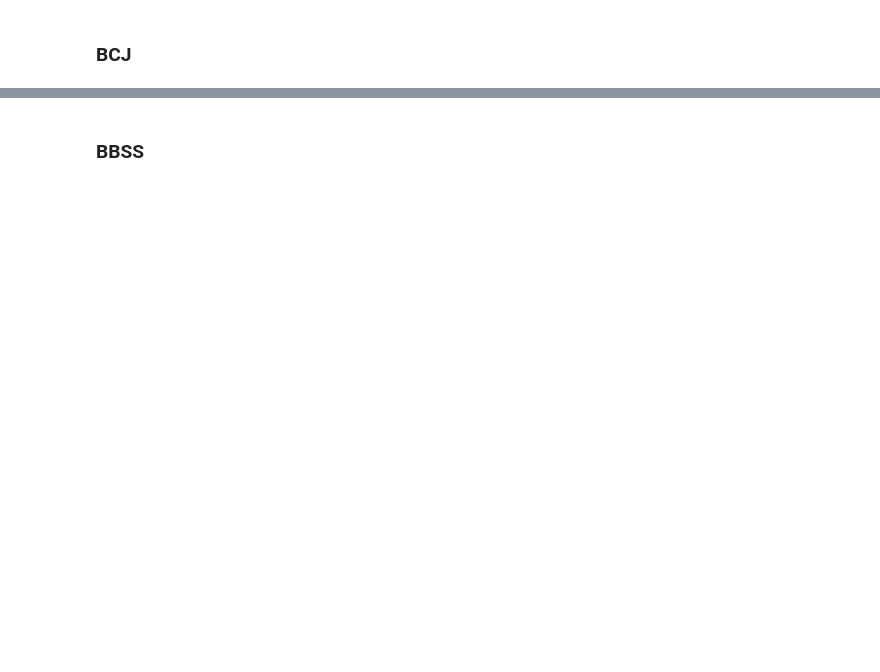
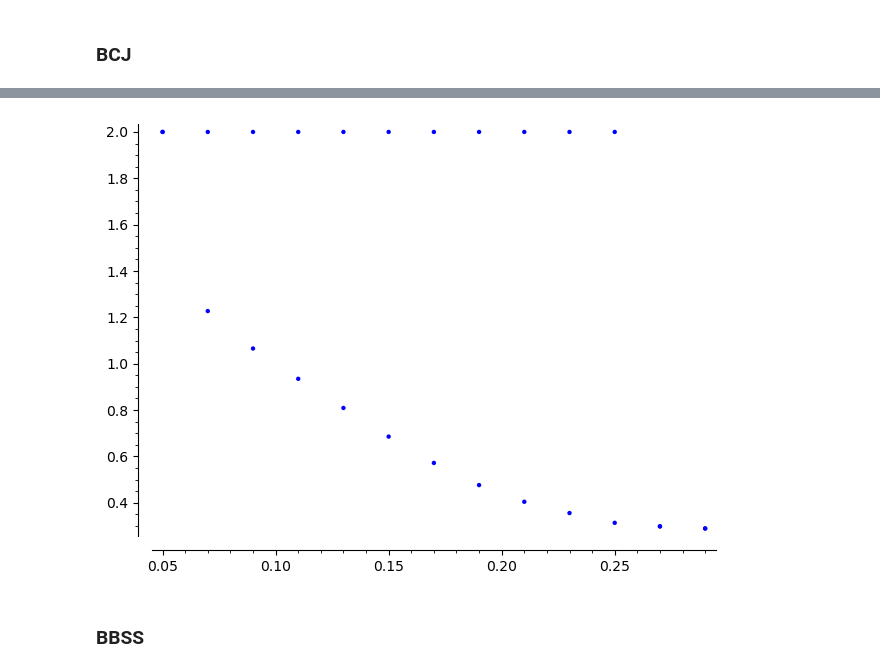
Before and after one commit to FloydZ/Improving-ISD-in-Theory-and-Practice, a Jupyter notebook: paper.ipynb, the cells around one changed output, grey strips where cells are left out. Drawn from its saved outputs; the diff is of its cells as text; code cells hidden in the pictures; blank space fills up the shorter version.

```diff
--- a/paper.ipynb
+++ b/paper.ipynb
@@ -423,21 +53,4 @@ Checking that the constraints are satisfied:
 # %%
-# calc runtime for every memory limitation
-L=[]
-membound = 0.29 #0.289
-while membound > 0.05:
-    mini=2
-    c=0
-    while c<5:
-        try:
-            t = float(bcj_optimize(False))
-        except(ValueError):
-            print("error")
-            continue
-
-        if t!=-1:
-            if mini>t:
-                mini=t
-            c+=1
-
-    L.append([membound,mini])
-    membound -= 0.02
+# compute the runtime for every memory limitation
+BCJ_ORG = BCJ_BBSS_memlimit(False, False, 0.02)
+BCJ_TMTO = BCJ_BBSS_memlimit(False, True, 0.02)
@@ -460,3 +108,9 @@ L
+# %%
+BCJ_ORG_PLOT = list_plot(BCJ_ORG)
+BCJ_TMTO_PLOT = list_plot(BCJ_TMTO)
+BCJ_ORG_PLOT + BCJ_TMTO_PLOT
+# %% [output]
+[figure, added]
 # %% [markdown]
 ### BBSS
 # %%
```
Also changed, not shown: parts of 33 cells of this notebook, 4 other files.
